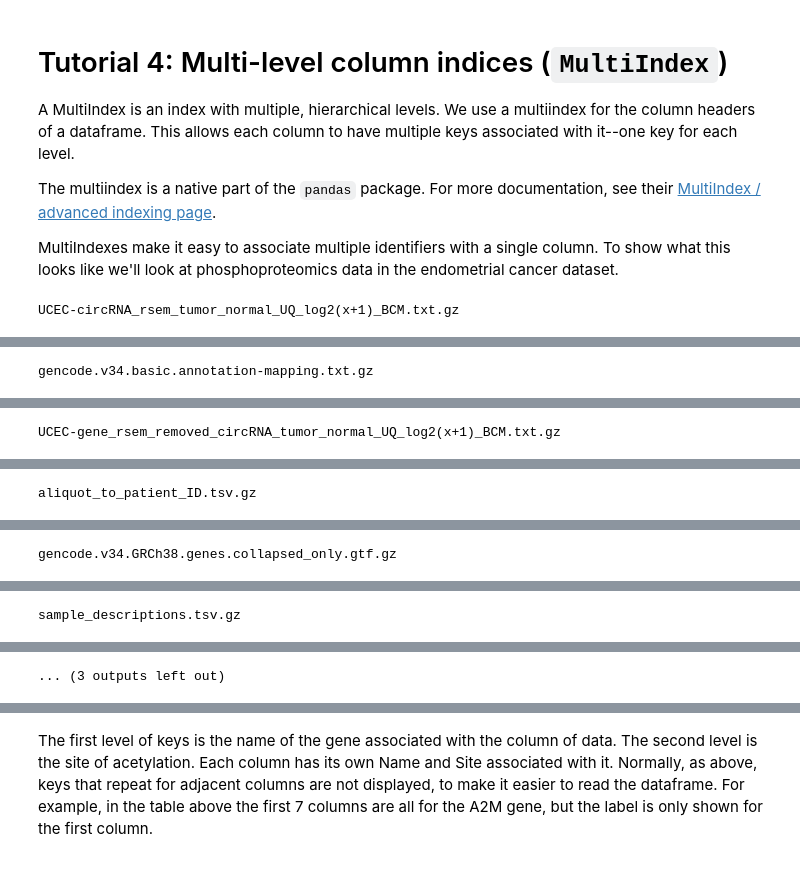
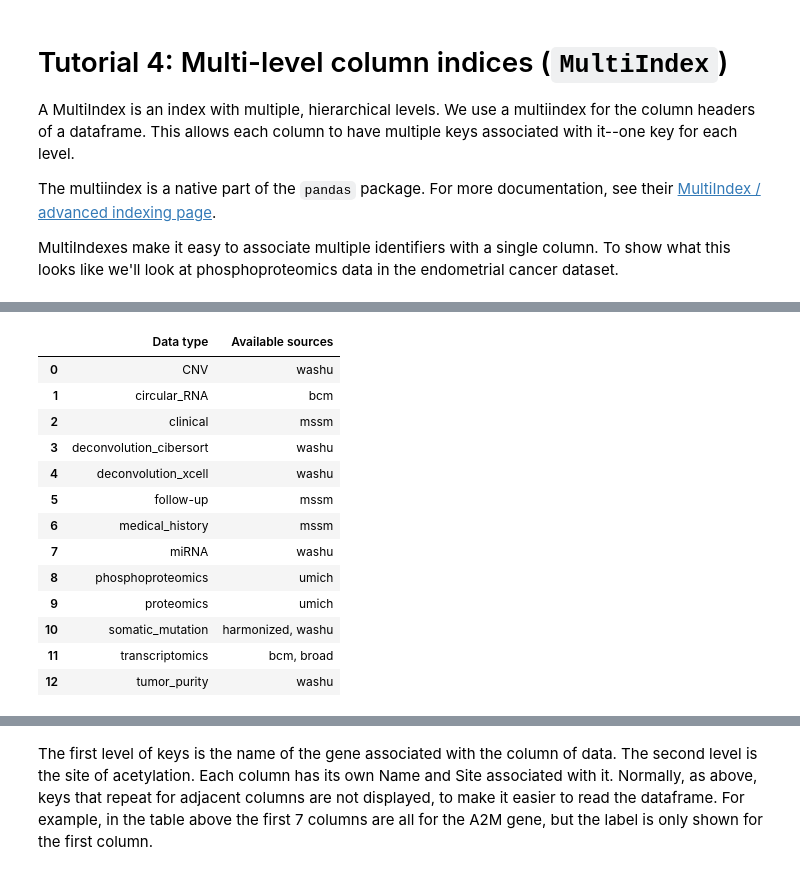
Before and after one commit to PayneLab/cptac, a Jupyter notebook: notebooks/tutorial04_multiindex.ipynb, the cells around one changed output, grey strips where cells are left out. Drawn from its saved outputs; the diff is of its cells as text; code cells hidden in the pictures.

```diff
--- a/notebooks/tutorial04_multiindex.ipynb
+++ b/notebooks/tutorial04_multiindex.ipynb
@@ -10,6 +10,7 @@ MultiIndexes make it easy to associate multiple identifiers with a single column
 # %%
 # Throughout the tutorial we will be using the endometrial and colon datasets
 import cptac
-cptac.download_cancer('ucec')
+#cptac.download_cancer('ucec')
+en = cptac.Ucec()
+en.list_data_sources()
 # %% [output]
-UCEC-circRNA_rsem_tumor_normal_UQ_log2(x+1)_BCM.txt.gz
@@ -17 +16,0 @@ Downloading UCEC-circRNA_rsem_tumor_normal_
-gencode.v34.basic.annotation-mapping.txt.gz
@@ -19 +16,0 @@ Downloading gencode.v34.basic.annotation-ma
-UCEC-gene_rsem_removed_circRNA_tumor_normal_UQ_log2(x+1)_BCM.txt.gz
@@ -21 +16,0 @@ Downloading UCEC-gene_rsem_removed_circRNA_
-aliquot_to_patient_ID.tsv.gz
@@ -23 +16,0 @@ Downloading aliquot_to_patient_ID.tsv.gz: 1
-gencode.v34.GRCh38.genes.collapsed_only.gtf.gz
@@ -25 +16,0 @@ Downloading gencode.v34.GRCh38.genes.collap
-sample_descriptions.tsv.gz
@@ -27,2 +17,15 @@ Downloading sample_descriptions.tsv.gz: 100
-... (3 outputs left out)
+|  | Data type | Available sources |
+| 0 | CNV | washu |
+| 1 | circular_RNA | bcm |
+| 2 | clinical | mssm |
+| 3 | deconvolution_cibersort | washu |
+| 4 | deconvolution_xcell | washu |
+| 5 | follow-up | mssm |
+| 6 | medical_history | mssm |
+| 7 | miRNA | washu |
+| 8 | phosphoproteomics | umich |
+| 9 | proteomics | umich |
+| 10 | somatic_mutation | harmonized, washu |
+| 11 | transcriptomics | bcm, broad |
+| 12 | tumor_purity | washu |
 # %%
```
Also changed, not shown: parts of 4 cells of this notebook, 1 other file.
